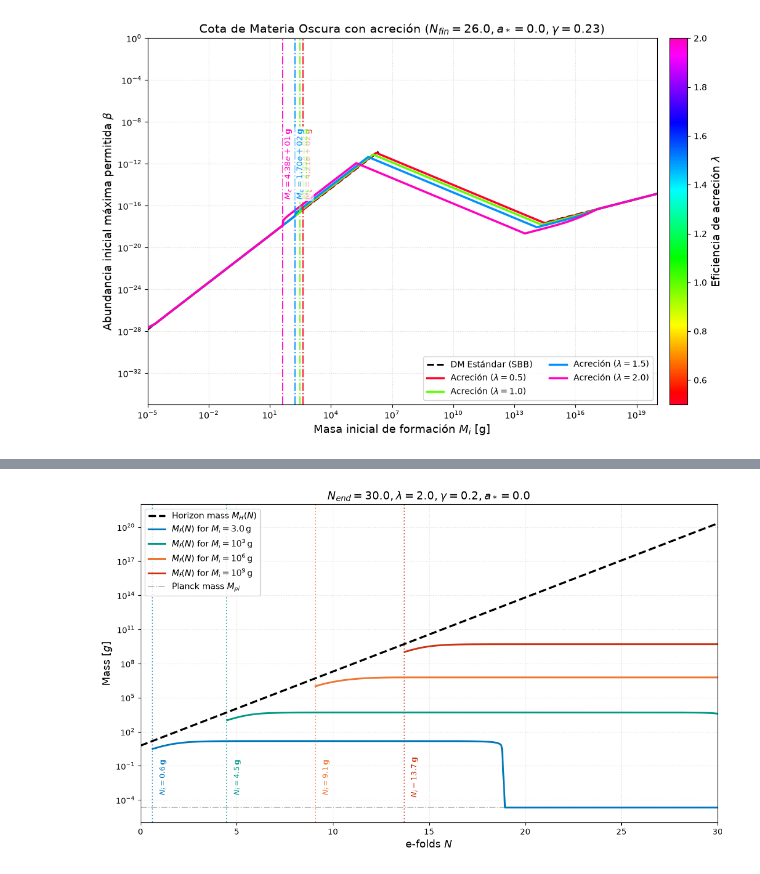
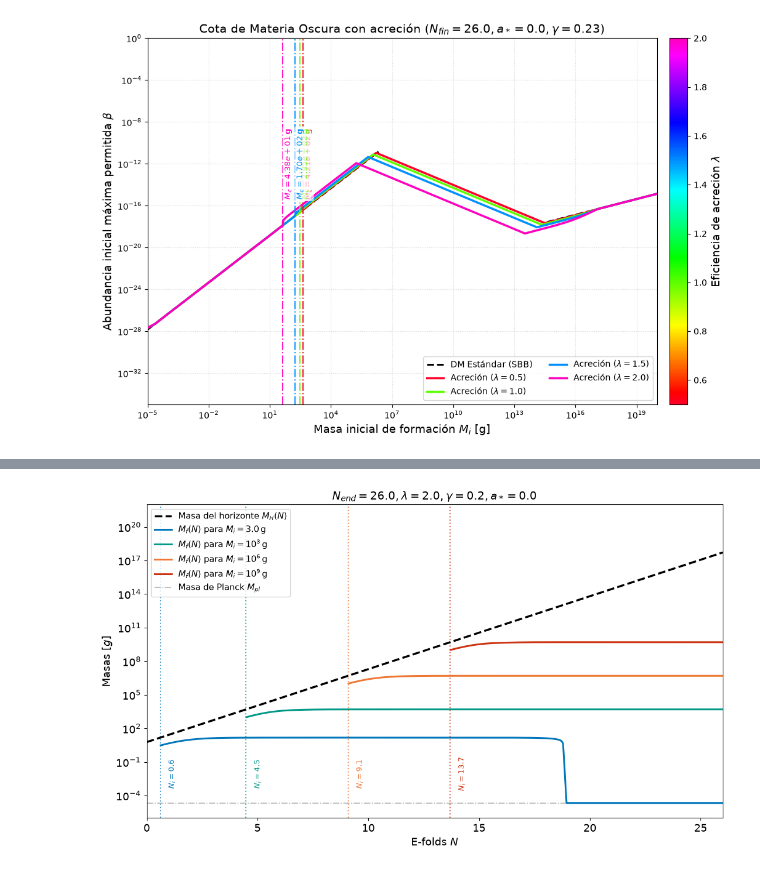
Before and after one commit to Baitzadust/pbh-beta, a Jupyter notebook: PBHBeta/pruebacorr.ipynb, the cells around one changed output, grey strips where cells are left out. Cells and saved outputs as stored; diff of their text form; code cells hidden in the pictures.

```diff
--- a/PBHBeta/pruebacorr.ipynb
+++ b/PBHBeta/pruebacorr.ipynb
@@ -755,44 +874,23 @@ if __name__ == "__main__":
 # %%
-# ---------------------------------------------------------------------------
-# Cuadrícula oficial limpia de BlackHawk (50 puntos de fM.txt)
-# ---------------------------------------------------------------------------
-SPINS_GRID = jnp.array([
-    0.0     , 0.001   , 0.001931, 0.003728, 0.007197, 0.013895, 0.026827,
-    0.051795, 0.1     , 0.136364, 0.172727, 0.209091, 0.245455, 0.281818,
-    0.318182, 0.354545, 0.390909, 0.427273, 0.463636, 0.5     , 0.536364,
-    0.572727, 0.609091, 0.645455, 0.681818, 0.718182, 0.754545, 0.790909,
-    0.827273, 0.863636, 0.9     , 0.930481, 0.951671, 0.966402, 0.976643,
-    0.983762, 0.988712, 0.992152, 0.994544, 0.996207, 0.997363, 0.998167,
-    0.998726, 0.999114, 0.999384, 0.999572, 0.999702, 0.999793, 0.999856,
-    0.9999
-])
-
-XI_GRID = jnp.array([
-    1.000000, 1.000002, 1.000010, 1.000034, 1.000126, 1.000466, 1.001740,
-    1.006490, 1.024294, 1.045415, 1.073376, 1.108473, 1.151091, 1.201727,
-    1.260982, 1.329635, 1.408670, 1.499308, 1.603133, 1.722095, 1.858833,
-    2.016765, 2.200552, 2.416409, 2.673523, 2.984786, 3.370252, 3.862211,
-    4.515014, 5.430194, 6.826142, 8.746920, 11.00065, 13.70851, 16.23714,
-    18.93846, 21.71151, 24.84989, 29.80999, 32.11677, 34.20102, 36.28527,
-    38.06681, 39.44684, 40.28592, 41.22712, 41.24674, 43.41100, 44.95941,
-    45.10467
-])
-
 def kerr_evap_factor(a_star):
     """
-    Factor continuo xi(a*) = f(M, a*) / f(M, 0) calibrado con BlackHawk.
+    Factor continuo xi(a*) = f(M, a*) / f(M, 0) calibrado analíticamente.
+    Sustituye la tabla de interpolación por una función racional sin saltos.
     """
-    a = jnp.clip(a_star, 0.0, 0.9999)
-    return jnp.interp(a, SPINS_GRID, XI_GRID)
+    a_safe = jnp.clip(a_star, 0.0, 0.9999)
+    a2 = a_safe**2.0
 
+    numerador = 1.0 + 1.77111465 * a2 - 1.65272640 * (a2**2.0)
+    denominador = 1.0 - 0.97326963 * a2
+
+    return numerador / denominador
+
+M_pl_GeV = 1.22089e19
+M_pl_g = 2.17645e-5
+H_end_GeV = 4.44e13
 
 @eqx.filter_jit
 def trayectoria_pbh_vs_horizonte(Mi_val_g, N_fin, a_star, lam=2.0, gamma=0.2, N_puntos=1000):
-    # Constantes
-    M_pl_GeV = 1.22089e19
-    M_pl_g = 2.17645e-5
-    H_end_GeV = 4.44e13
-
     M_i_pl = Mi_val_g / M_pl_g
     H_end_pl = H_end_GeV / M_pl_GeV
     M_end_pl = 1.0 / H_end_pl
@@ -814,7 +912,7 @@ def trayectoria_pbh_vs_horizonte(Mi_val_g, N_fin, a_star, lam=2.0, gamma=0.2, N_
     factor_espin_acc = ((1.0 + raiz_espin) / 2.0)**2.0
     lambda_eff_base = lam * factor_espin_acc
 
-    # Factor de evaporación calibrado con BlackHawk
+    # Factor de evaporación evaluado analíticamente con Padé
     factor_evap_kerr = kerr_evap_factor(a_star_safe)
 
     def Hubble(N):
@@ -853,8 +951,7 @@ def trayectoria_pbh_vs_horizonte(Mi_val_g, N_fin, a_star, lam=2.0, gamma=0.2, N_
 
         du_dN_val = dlnM_dN_acc + dlnM_dN_evap
 
-        # REGULADOR DE RIGIDEZ (STIFFNESS):
-        # Evita que du/dN -> -inf agote los pasos del integrador adaptativo
+        # Regulador de rigidez numérica (stiffness)
         du_dN_val = jnp.clip(du_dN_val, -80.0, 50.0)
 
         # Si ya alcanzó la masa de Planck (u <= 0), se congela en reliquia estable
@@ -898,7 +995,7 @@ def trayectoria_pbh_vs_horizonte(Mi_val_g, N_fin, a_star, lam=2.0, gamma=0.2, N_
     return ts_eval, M_pbh_g, M_H_g, N_ini
 
 def plot_horizonte_vs_pbh():
-    N_fin = 30.0
+    N_fin = 26.0
     a_star = 0.0
     lam_efectivo = 2.0
     gamma_val = 0.2
@@ -912,22 +1009,22 @@ def plot_horizonte_vs_pbh():
     N_grid, _, M_H_g, _ = trayectoria_pbh_vs_horizonte(
         masas_prueba[0], N_fin, a_star, lam=lam_efectivo, gamma=gamma_val
     )
-    plt.plot(N_grid, M_H_g, color='black', linestyle='--', lw=2.5, label=r'Horizon mass $M_H(N)$', zorder=2)
+    plt.plot(N_grid, M_H_g, color='black', linestyle='--', lw=2.5, label=r'Masa del horizonte $M_H(N)$', zorder=2)
 
     for idx, M_i in enumerate(masas_prueba):
         _, M_pbh_g, _, N_ini = trayectoria_pbh_vs_horizonte(
             M_i, N_fin, a_star, lam=lam_efectivo, gamma=gamma_val
         )
 
-        # Enmascarar antes de la formación para no trazar líneas planas no físicas
+        # Enmascarar antes de la formación
         M_plot = np.array(M_pbh_g)
         M_plot[N_grid < float(N_ini)] = np.nan
 
-        # Etiqueta limpia para masas no enteras en log10 (e.g., 3.0 g)
+        # Etiqueta de masa
         if M_i < 10.0:
-            label_curva = rf'$M_f(N)$ for $M_i = {M_i:.1f}\,$g'
+            label_curva = rf'$M_f(N)$ para $M_i = {M_i:.1f}\,$g'
         else:
-            label_curva = rf'$M_f(N)$ for $M_i = 10^{{{int(np.log10(M_i))}}}\,$g'
+            label_curva = rf'$M_f(N)$ para $M_i = 10^{{{int(np.log10(M_i))}}}\,$g'
 
         plt.plot(N_grid, M_plot, color=colores[idx], lw=2.2, label=label_curva, zorder=3)
 
@@ -936,41 +1033,38 @@ def plot_horizonte_vs_pbh():
         y_pos = 1e-2
         x_text_pos = N_ini + 0.35
 
         plt.text(
             x_text_pos, y_pos,
-            rf'$N_{{i}} = {N_ini:.1f}\,$g',
+            rf'$N_{{i}} = {N_ini:.1f}\,$',
             color=colores[idx],
             rotation=90,
             verticalalignment='center',
             horizontalalignment='left',
             fontsize=9.5,
             fontweight='bold',
             zorder=5,
             bbox=dict(boxstyle='round,pad=0.2', facecolor='white', alpha=0.65, edgecolor='none')
         )
 
     # Línea horizontal de referencia para la masa de Planck
-    plt.axhline(y=M_pl_g, color='gray', linestyle='-.', lw=1.2, alpha=0.6, label=r'Planck mass $M_{pl}$')
+    plt.axhline(y=M_pl_g, color='gray', linestyle='-.', lw=1.2, alpha=0.6, label=r'Masa de Planck $M_{pl}$')
 
     plt.yscale('log')
-    plt.xlabel(r'e-folds $N$', fontsize=13)
-    plt.ylabel(r'Mass $[g]$', fontsize=13)
+    plt.xlabel(r'E-folds $N$', fontsize=13)
+    plt.ylabel(r'Masas $[g]$', fontsize=13)
     plt.title(rf'$N_{{end}} = {N_fin}, \lambda = {lam_efectivo}, \gamma = {gamma_val}, a_* = {a_star}$', fontsize=14)
 
     plt.xlim(0, N_fin)
-
-    # CORRECCIÓN PRINCIPAL: Bajar el límite inferior hasta 1e-6 g para ver la evaporación completa
     plt.ylim(1e-6, 1e22)
-
-    plt.grid(True, which='both', ls=':', alpha=0.4)
+    plt.grid(False)
     plt.legend(fontsize=10.5, loc='upper left')
     plt.tight_layout()
     plt.savefig('massvshz.png', dpi=300)
     plt.show()
 
 if __name__ == "__main__":
     plot_horizonte_vs_pbh()
 # %% [output]
-[figure, old version]
+[figure, new version]
 # %%
 from scipy.integrate import solve_ivp
```
Also changed, not shown: parts of 7 cells of this notebook, 1 other file.
